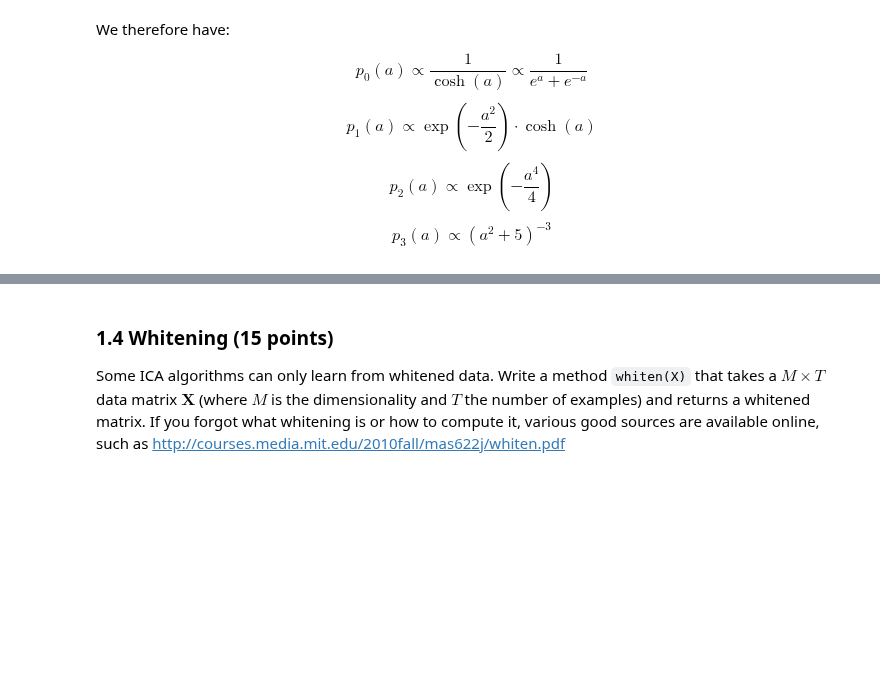
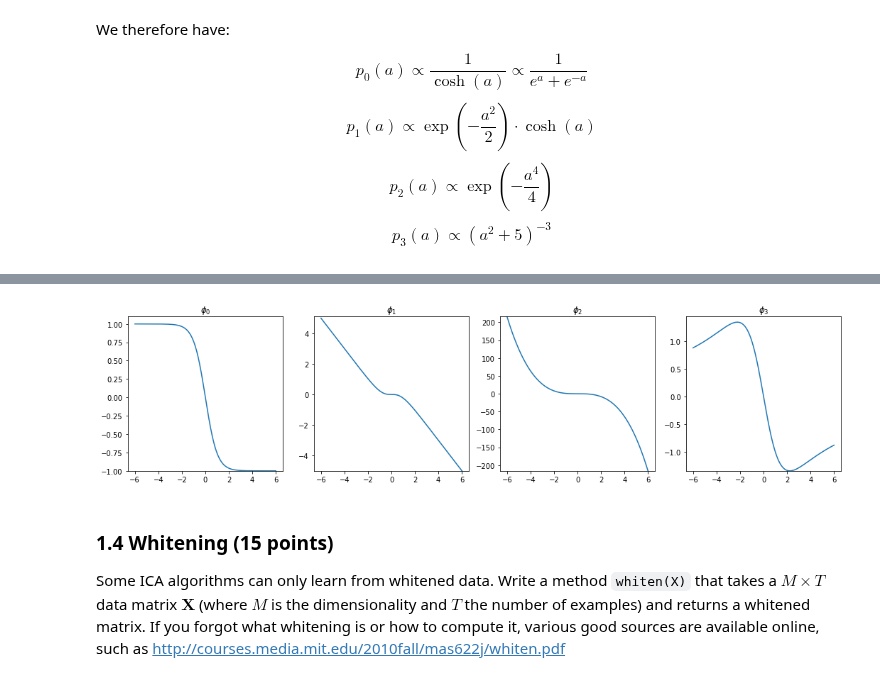
Before and after one commit to mirceamironenco/ML2_Labs, a Jupyter notebook: lab1/mircea.ipynb, the cells around one changed output, grey strips where cells are left out. Drawn from its saved outputs; the diff is of its cells as text; code cells hidden in the pictures; blank space fills up the shorter version.

```diff
--- a/lab1/mircea.ipynb
+++ b/lab1/mircea.ipynb
@@ -217,3 +238,7 @@ phis = [phi_0, phi_1, phi_2, phi_3]
+# %%
+plot_funcs(phis, ['$\phi_0$', '$\phi_1$', '$\phi_2$', '$\phi_3$'])
+# %% [output]
+[figure, added]
 # %% [markdown]
 ### 1.4 Whitening (15 points)
 Some ICA algorithms can only learn from whitened data. Write a method `whiten(X)` that takes a $M \times T$ data matrix $\mathbf{X}$ (where $M$ is the dimensionality and $T$ the number of examples) and returns a whitened matrix. If you forgot what whitening is or how to compute it, various good sources are available online, such as http://courses.media.mit.edu/2010fall/mas622j/whiten.pdf
```
Also changed, not shown: parts of 2 cells of this notebook.
